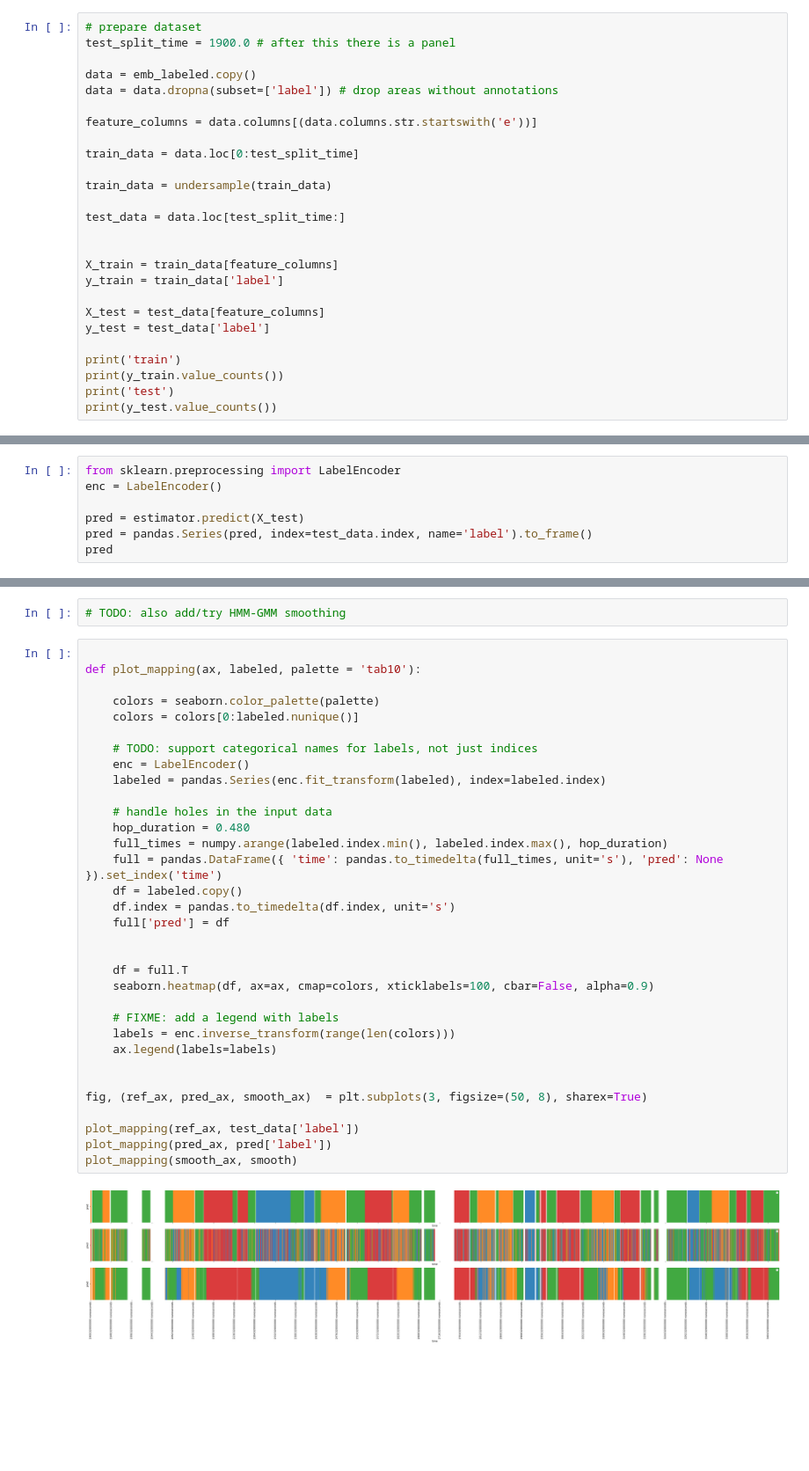
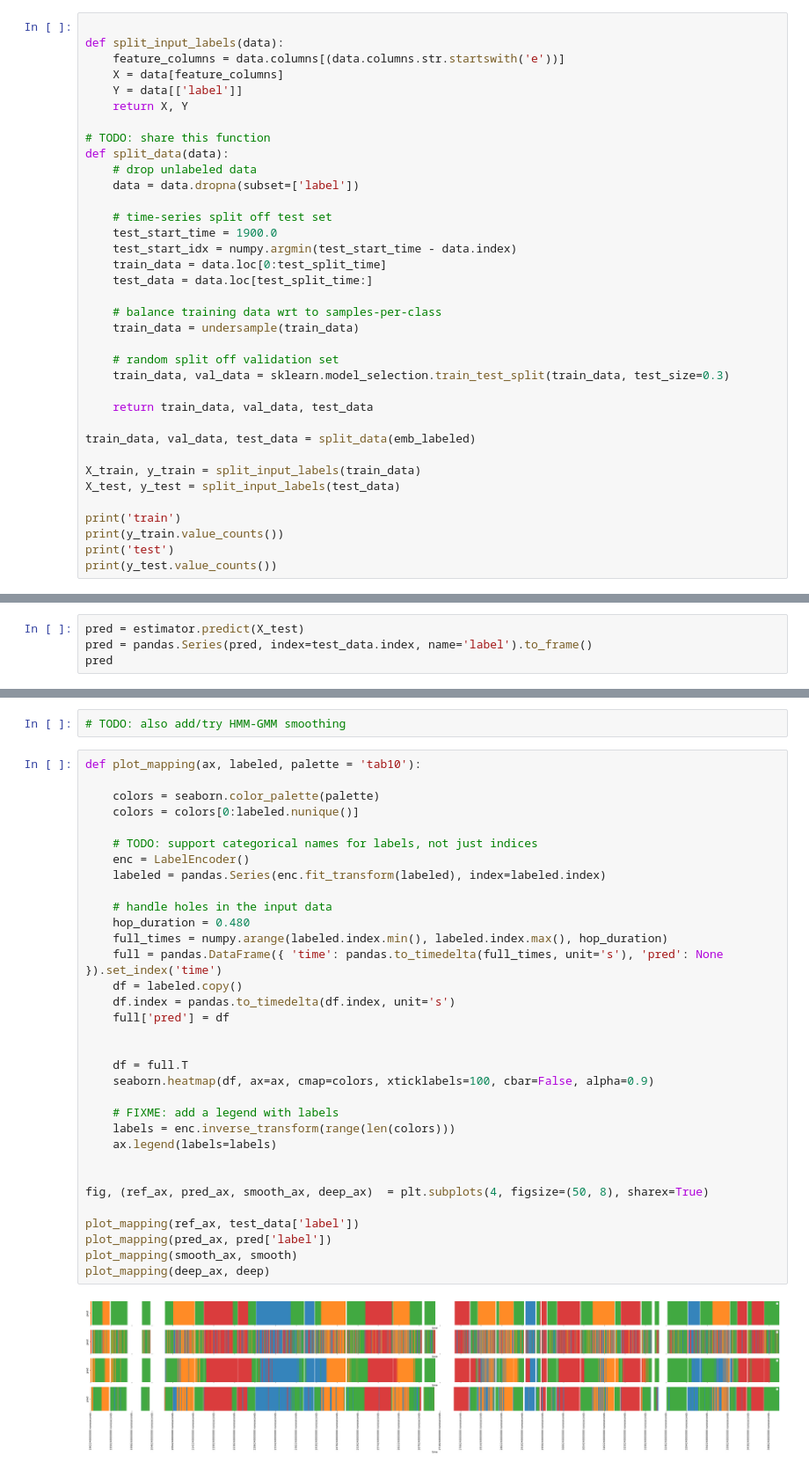
Before and after one commit to jonnor/machinehearing, a Jupyter notebook: handson/audio-embedding/Segmentation.ipynb, the cells around one changed output, grey strips where cells are left out. Shown at 88% size. Drawn from its saved outputs; the diff is of its cells as text; blank space fills up the shorter version.

```diff
--- a/handson/audio-embedding/Segmentation.ipynb
+++ b/handson/audio-embedding/Segmentation.ipynb
@@ -215,24 +130,34 @@ Name: label, dtype: int64
 # %%
-# prepare dataset
-test_split_time = 1900.0 # after this there is a panel
 
-data = emb_labeled.copy()
-data = data.dropna(subset=['label']) # drop areas without annotations
+def split_input_labels(data):
+    feature_columns = data.columns[(data.columns.str.startswith('e'))]
+    X = data[feature_columns]
+    Y = data[['label']]
+    return X, Y
 
-feature_columns = data.columns[(data.columns.str.startswith('e'))]
+# TODO: share this function
+def split_data(data):
+    # drop unlabeled data
+    data = data.dropna(subset=['label'])
 
-train_data = data.loc[0:test_split_time]
+    # time-series split off test set
+    test_start_time = 1900.0
+    test_start_idx = numpy.argmin(test_start_time - data.index)
+    train_data = data.loc[0:test_split_time]
+    test_data = data.loc[test_split_time:]
 
-train_data = undersample(train_data)
+    # balance training data wrt to samples-per-class
+    train_data = undersample(train_data)
 
-test_data = data.loc[test_split_time:]
+    # random split off validation set
+    train_data, val_data = sklearn.model_selection.train_test_split(train_data, test_size=0.3)
 
+    return train_data, val_data, test_data
 
-X_train = train_data[feature_columns]
-y_train = train_data['label']
+train_data, val_data, test_data = split_data(emb_labeled)
 
-X_test = test_data[feature_columns]
-y_test = test_data['label']
+X_train, y_train = split_input_labels(train_data)
+X_test, y_test = split_input_labels(test_data)
 
 print('train')
 print(y_train.value_counts())
@@ -291,7 +218,4 @@ ConfusionMatrixDisplay.from_estimator(estimator, X_test, y_test, normalize='true
 # %%
-from sklearn.preprocessing import LabelEncoder
-enc = LabelEncoder()
-
 pred = estimator.predict(X_test)
 pred = pandas.Series(pred, index=test_data.index, name='label').to_frame()
 pred
@@ -405,37 +329,37 @@ sklearn.metrics.f1_score(y_true=y_test, y_pred=smooth, average = 'macro')
 # %%
 # TODO: also add/try HMM-GMM smoothing
 # %%
-
 def plot_mapping(ax, labeled, palette = 'tab10'):
 
     colors = seaborn.color_palette(palette)
     colors = colors[0:labeled.nunique()]
 
     # TODO: support categorical names for labels, not just indices
     enc = LabelEncoder()
     labeled = pandas.Series(enc.fit_transform(labeled), index=labeled.index)
 
     # handle holes in the input data
     hop_duration = 0.480
     full_times = numpy.arange(labeled.index.min(), labeled.index.max(), hop_duration)
     full = pandas.DataFrame({ 'time': pandas.to_timedelta(full_times, unit='s'), 'pred': None }).set_index('time')
     df = labeled.copy()
     df.index = pandas.to_timedelta(df.index, unit='s')
     full['pred'] = df
 
 
     df = full.T
     seaborn.heatmap(df, ax=ax, cmap=colors, xticklabels=100, cbar=False, alpha=0.9)
 
     # FIXME: add a legend with labels
     labels = enc.inverse_transform(range(len(colors)))
     ax.legend(labels=labels)
 
 
-fig, (ref_ax, pred_ax, smooth_ax)  = plt.subplots(3, figsize=(50, 8), sharex=True)
+fig, (ref_ax, pred_ax, smooth_ax, deep_ax)  = plt.subplots(4, figsize=(50, 8), sharex=True)
 
 plot_mapping(ref_ax, test_data['label'])
 plot_mapping(pred_ax, pred['label'])
 plot_mapping(smooth_ax, smooth)
+plot_mapping(deep_ax, deep)
 # %% [output]
-[figure, old version]
+[figure, new version]
```
Also changed, not shown: parts of 24 cells of this notebook.
